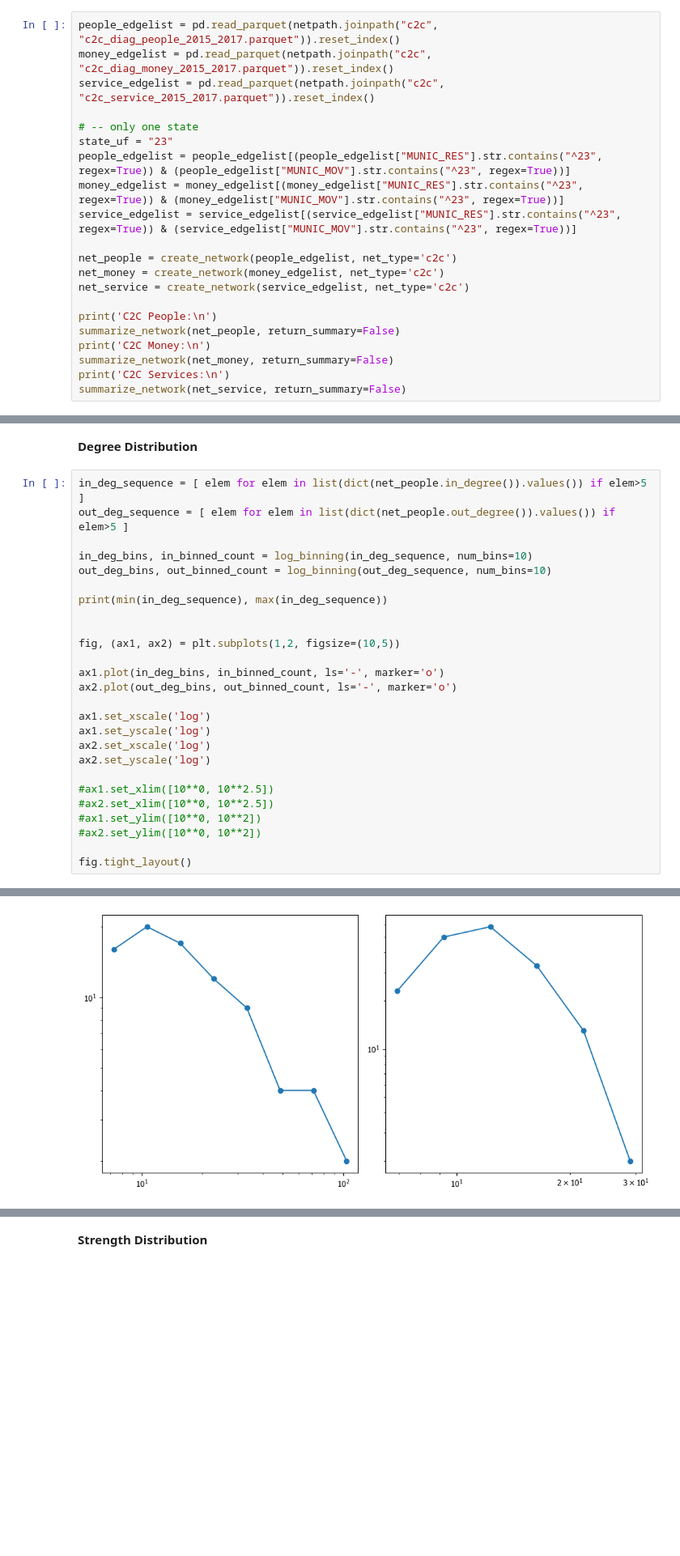
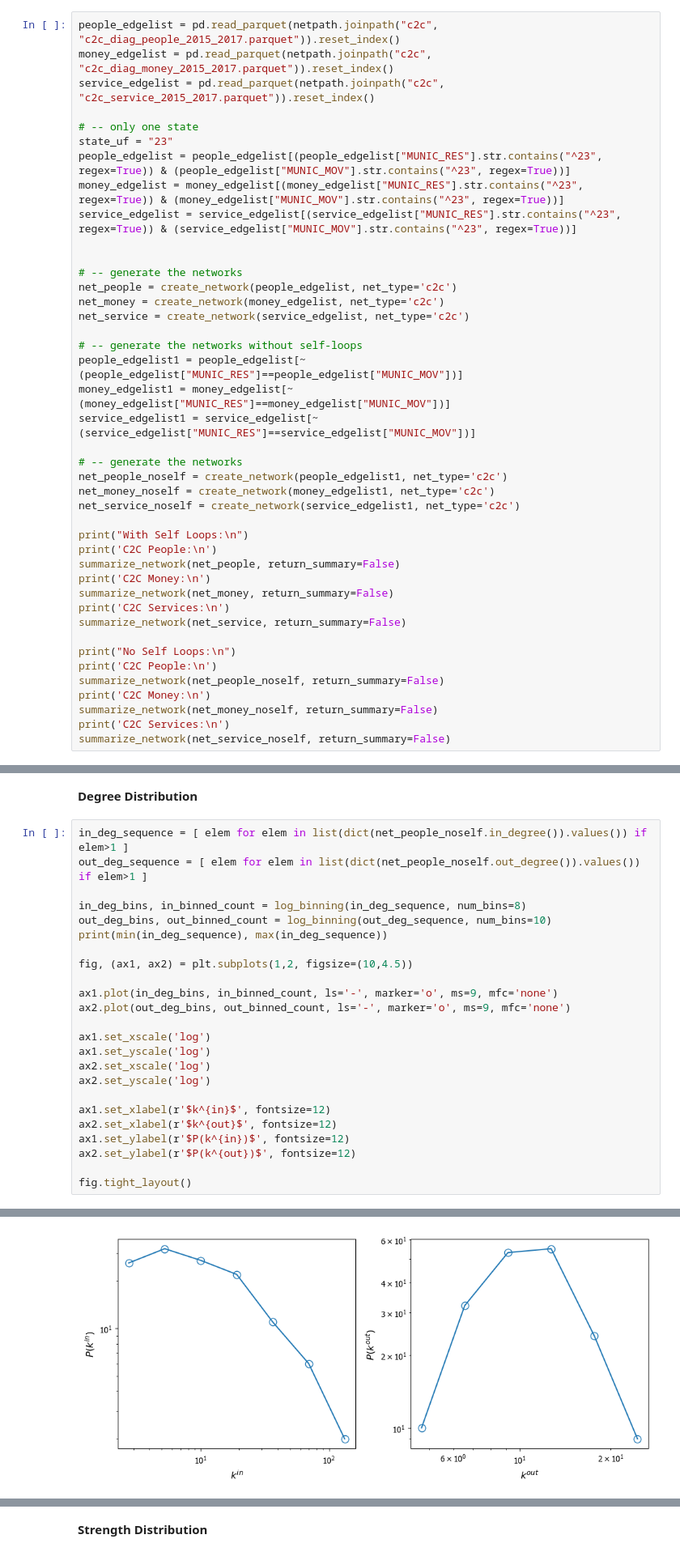
Before and after one commit to humbertocarmona/pyopensus, a Jupyter notebook: notebooks/networkanalysis/citynets.ipynb, the cells around one changed output, grey strips where cells are left out. Shown at 81% size. Cells and saved outputs as stored; diff of their text form; blank space fills up the shorter version.

Commit message:
updt network analysis

```diff
--- a/notebooks/networkanalysis/citynets.ipynb
+++ b/notebooks/networkanalysis/citynets.ipynb
@@ -161,14 +184,35 @@ people_edgelist = people_edgelist[(people_edgelist["MUNIC_RES"].str.contains("^2
 money_edgelist = money_edgelist[(money_edgelist["MUNIC_RES"].str.contains("^23", regex=True)) & (money_edgelist["MUNIC_MOV"].str.contains("^23", regex=True))]
 service_edgelist = service_edgelist[(service_edgelist["MUNIC_RES"].str.contains("^23", regex=True)) & (service_edgelist["MUNIC_MOV"].str.contains("^23", regex=True))]
 
+
+# -- generate the networks
 net_people = create_network(people_edgelist, net_type='c2c')
 net_money = create_network(money_edgelist, net_type='c2c')
 net_service = create_network(service_edgelist, net_type='c2c')
 
+# -- generate the networks without self-loops
+people_edgelist1 = people_edgelist[~(people_edgelist["MUNIC_RES"]==people_edgelist["MUNIC_MOV"])]
+money_edgelist1 = money_edgelist[~(money_edgelist["MUNIC_RES"]==money_edgelist["MUNIC_MOV"])]
+service_edgelist1 = service_edgelist[~(service_edgelist["MUNIC_RES"]==service_edgelist["MUNIC_MOV"])]
+
+# -- generate the networks
+net_people_noself = create_network(people_edgelist1, net_type='c2c')
+net_money_noself = create_network(money_edgelist1, net_type='c2c')
+net_service_noself = create_network(service_edgelist1, net_type='c2c')
+
+print("With Self Loops:\n")
 print('C2C People:\n')
 summarize_network(net_people, return_summary=False)
 print('C2C Money:\n')
 summarize_network(net_money, return_summary=False)
 print('C2C Services:\n')
 summarize_network(net_service, return_summary=False)
+
+print("No Self Loops:\n")
+print('C2C People:\n')
+summarize_network(net_people_noself, return_summary=False)
+print('C2C Money:\n')
+summarize_network(net_money_noself, return_summary=False)
+print('C2C Services:\n')
+summarize_network(net_service_noself, return_summary=False)
 # %% [output]
@@ -194,29 +238,27 @@ Mean Out-Degree: 12.353260869565217
 # %% [markdown]
 **Degree Distribution**
 # %%
-in_deg_sequence = [ elem for elem in list(dict(net_people.in_degree()).values()) if elem>5 ]
-out_deg_sequence = [ elem for elem in list(dict(net_people.out_degree()).values()) if elem>5 ]
+in_deg_sequence = [ elem for elem in list(dict(net_people_noself.in_degree()).values()) if elem>1 ]
+out_deg_sequence = [ elem for elem in list(dict(net_people_noself.out_degree()).values()) if elem>1 ]
 
-in_deg_bins, in_binned_count = log_binning(in_deg_sequence, num_bins=10)
+in_deg_bins, in_binned_count = log_binning(in_deg_sequence, num_bins=8)
 out_deg_bins, out_binned_count = log_binning(out_deg_sequence, num_bins=10)
-
 print(min(in_deg_sequence), max(in_deg_sequence))
 
+fig, (ax1, ax2) = plt.subplots(1,2, figsize=(10,4.5))
 
-fig, (ax1, ax2) = plt.subplots(1,2, figsize=(10,5))
-
-ax1.plot(in_deg_bins, in_binned_count, ls='-', marker='o')
-ax2.plot(out_deg_bins, out_binned_count, ls='-', marker='o')
+ax1.plot(in_deg_bins, in_binned_count, ls='-', marker='o', ms=9, mfc='none')
+ax2.plot(out_deg_bins, out_binned_count, ls='-', marker='o', ms=9, mfc='none')
 
 ax1.set_xscale('log')
 ax1.set_yscale('log')
 ax2.set_xscale('log')
 ax2.set_yscale('log')
 
-#ax1.set_xlim([10**0, 10**2.5])
-#ax2.set_xlim([10**0, 10**2.5])
-#ax1.set_ylim([10**0, 10**2])
-#ax2.set_ylim([10**0, 10**2])
+ax1.set_xlabel(r'$k^{in}$', fontsize=12)
+ax2.set_xlabel(r'$k^{out}$', fontsize=12)
+ax1.set_ylabel(r'$P(k^{in})$', fontsize=12)
+ax2.set_ylabel(r'$P(k^{out})$', fontsize=12)
 
 fig.tight_layout()
 # %% [output]
@@ -224 +266 @@ fig.tight_layout()
-[figure, old version]
+[figure, new version]
```
Also changed, not shown: parts of 21 cells of this notebook, 1 other file.
